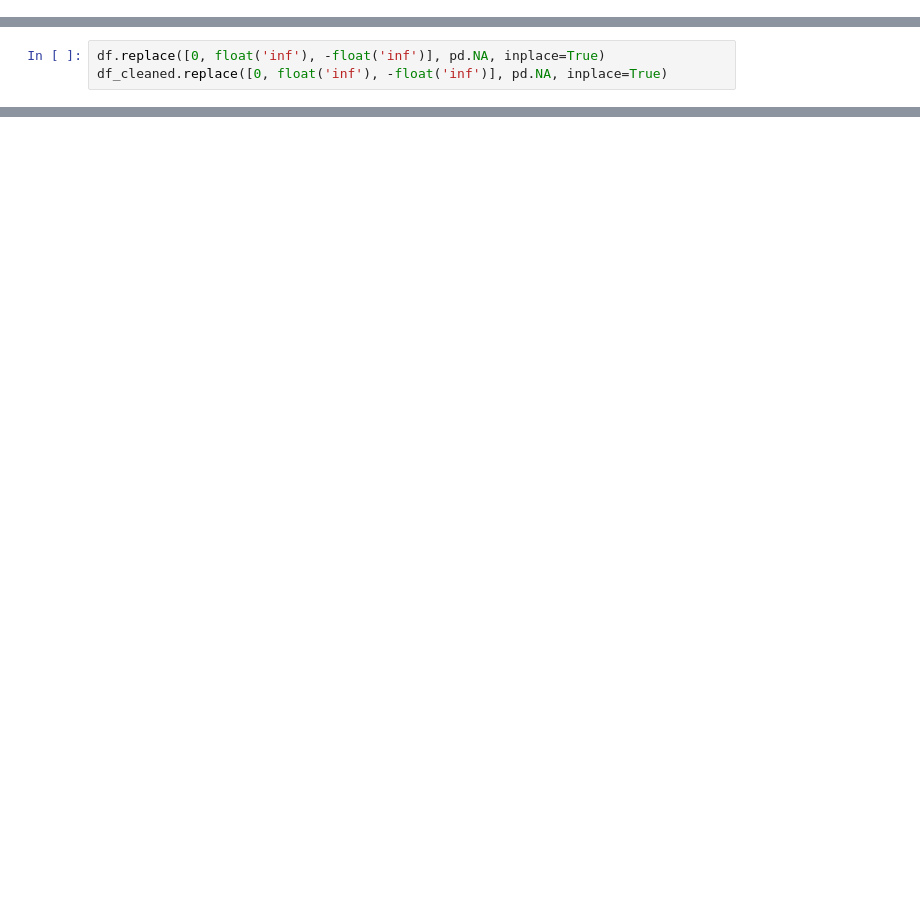
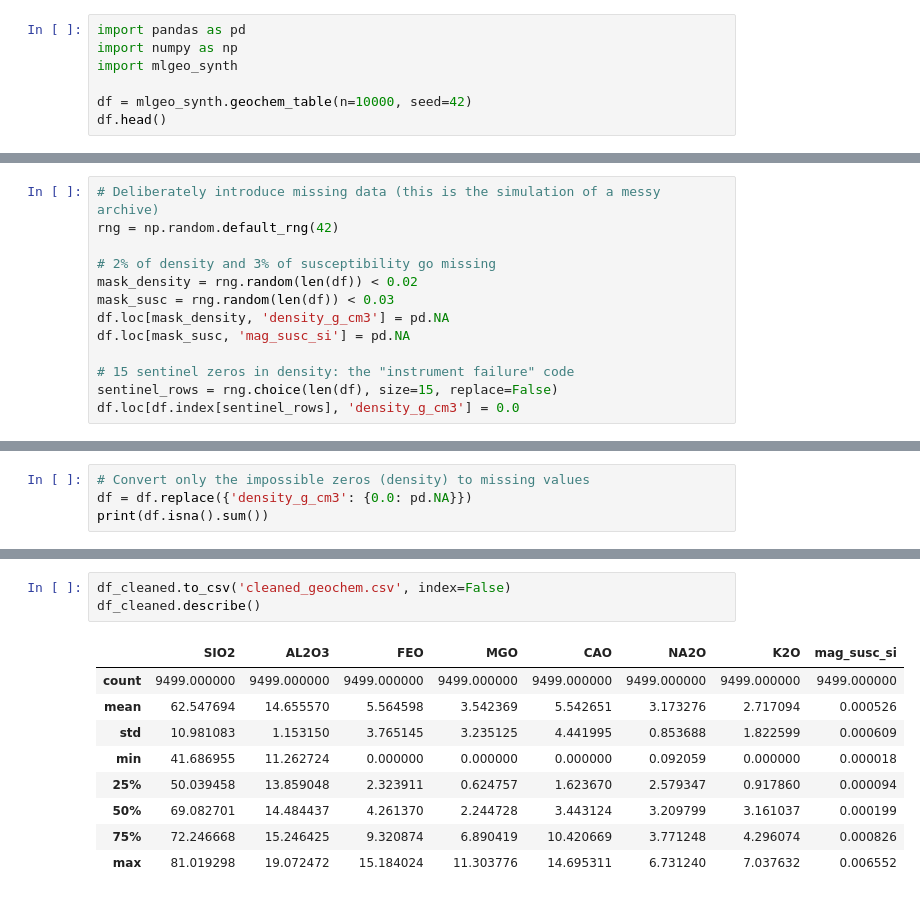
Before and after one commit to geo-smart/mlgeo-book, a Jupyter notebook: book/Chapter2-DataManipulation/2.4_dataframes_prep.ipynb, the cells around one changed output, grey strips where cells are left out. Cells and saved outputs as stored; diff of their text form; blank space fills up the shorter version.

```diff
--- a/book/Chapter2-DataManipulation/2.4_dataframes_prep.ipynb
+++ b/book/Chapter2-DataManipulation/2.4_dataframes_prep.ipynb
@@ -25,0 +16,7 @@ df.head()
+# %%
+import pandas as pd
+import numpy as np
+import mlgeo_synth
+
+df = mlgeo_synth.geochem_table(n=10000, seed=42)
+df.head()
@@ -57,3 +65,0 @@ df_cleaned = df.dropna()
-# %%
-df.replace([0, float('inf'), -float('inf')], pd.NA, inplace=True)
-df_cleaned.replace([0, float('inf'), -float('inf')], pd.NA, inplace=True)
@@ -170,0 +86,13 @@ print(summary_star)
+# %%
+# Deliberately introduce missing data (this is the simulation of a messy archive)
+rng = np.random.default_rng(42)
+
+# 2% of density and 3% of susceptibility go missing
+mask_density = rng.random(len(df)) < 0.02
+mask_susc = rng.random(len(df)) < 0.03
+df.loc[mask_density, 'density_g_cm3'] = pd.NA
+df.loc[mask_susc, 'mag_susc_si'] = pd.NA
+
+# 15 sentinel zeros in density: the "instrument failure" code
+sentinel_rows = rng.choice(len(df), size=15, replace=False)
+df.loc[df.index[sentinel_rows], 'density_g_cm3'] = 0.0
@@ -170,0 +159,4 @@ print(summary_star)
+# %%
+# Convert only the impossible zeros (density) to missing values
+df = df.replace({'density_g_cm3': {0.0: pd.NA}})
+print(df.isna().sum())
@@ -170,0 +350,13 @@ print(summary_star)
+# %%
+df_cleaned.to_csv('cleaned_geochem.csv', index=False)
+df_cleaned.describe()
+# %% [output]
+|  | SIO2 | AL2O3 | FEO | MGO | CAO | NA2O | K2O | mag_susc_si |
+| count | 9499.000000 | 9499.000000 | 9499.000000 | 9499.000000 | 9499.000000 | 9499.000000 | 9499.000000 | 9499.000000 |
+| mean | 62.547694 | 14.655570 | 5.564598 | 3.542369 | 5.542651 | 3.173276 | 2.717094 | 0.000526 |
+| std | 10.981083 | 1.153150 | 3.765145 | 3.235125 | 4.441995 | 0.853688 | 1.822599 | 0.000609 |
+| min | 41.686955 | 11.262724 | 0.000000 | 0.000000 | 0.000000 | 0.092059 | 0.000000 | 0.000018 |
+| 25% | 50.039458 | 13.859048 | 2.323911 | 0.624757 | 1.623670 | 2.579347 | 0.917860 | 0.000094 |
+| 50% | 69.082701 | 14.484437 | 4.261370 | 2.244728 | 3.443124 | 3.209799 | 3.161037 | 0.000199 |
+| 75% | 72.246668 | 15.246425 | 9.320874 | 6.890419 | 10.420669 | 3.771248 | 4.296074 | 0.000826 |
+| max | 81.019298 | 19.072472 | 15.184024 | 11.303776 | 14.695311 | 6.731240 | 7.037632 | 0.006552 |
```
Also changed, not shown: parts of 61 cells of this notebook, 11 other files.
